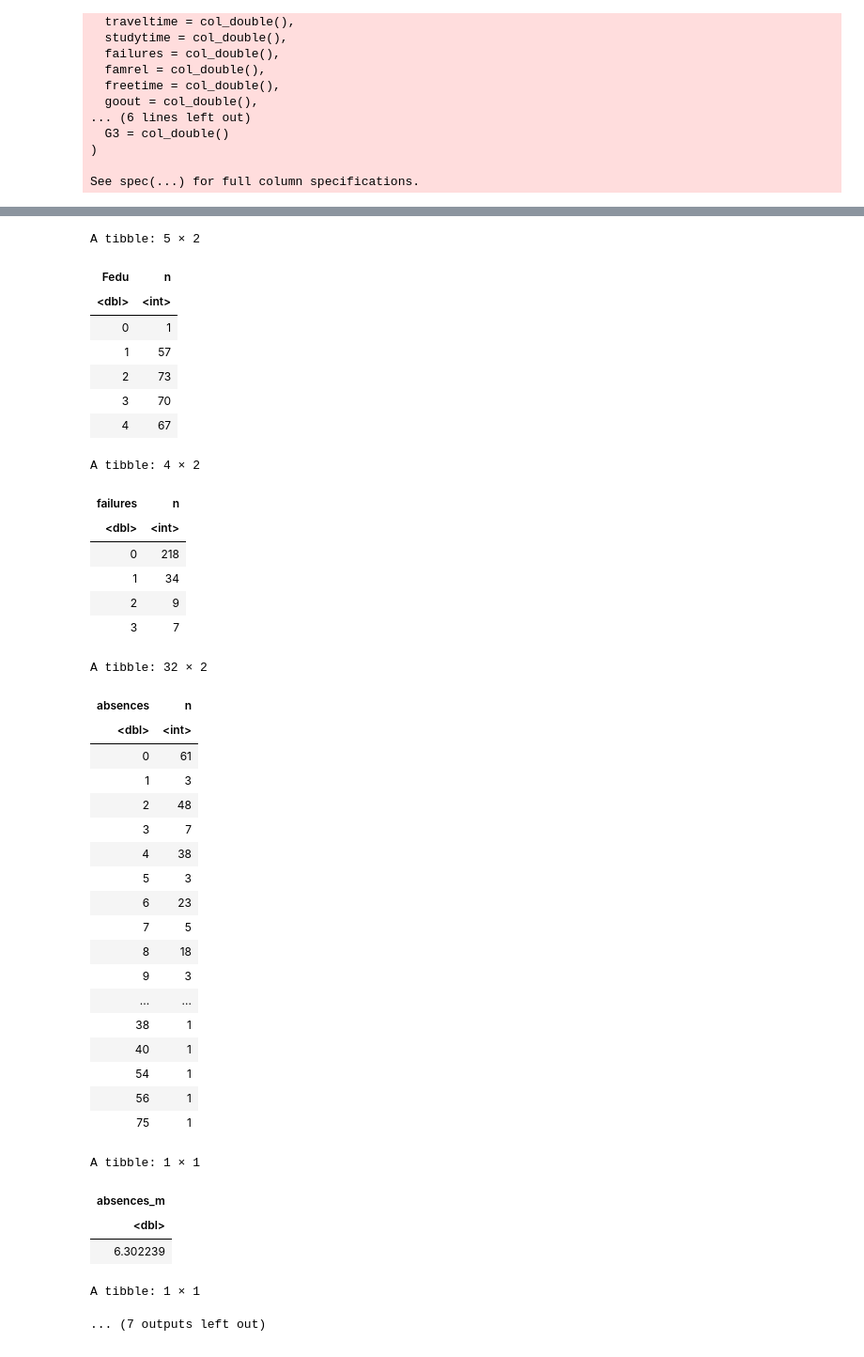
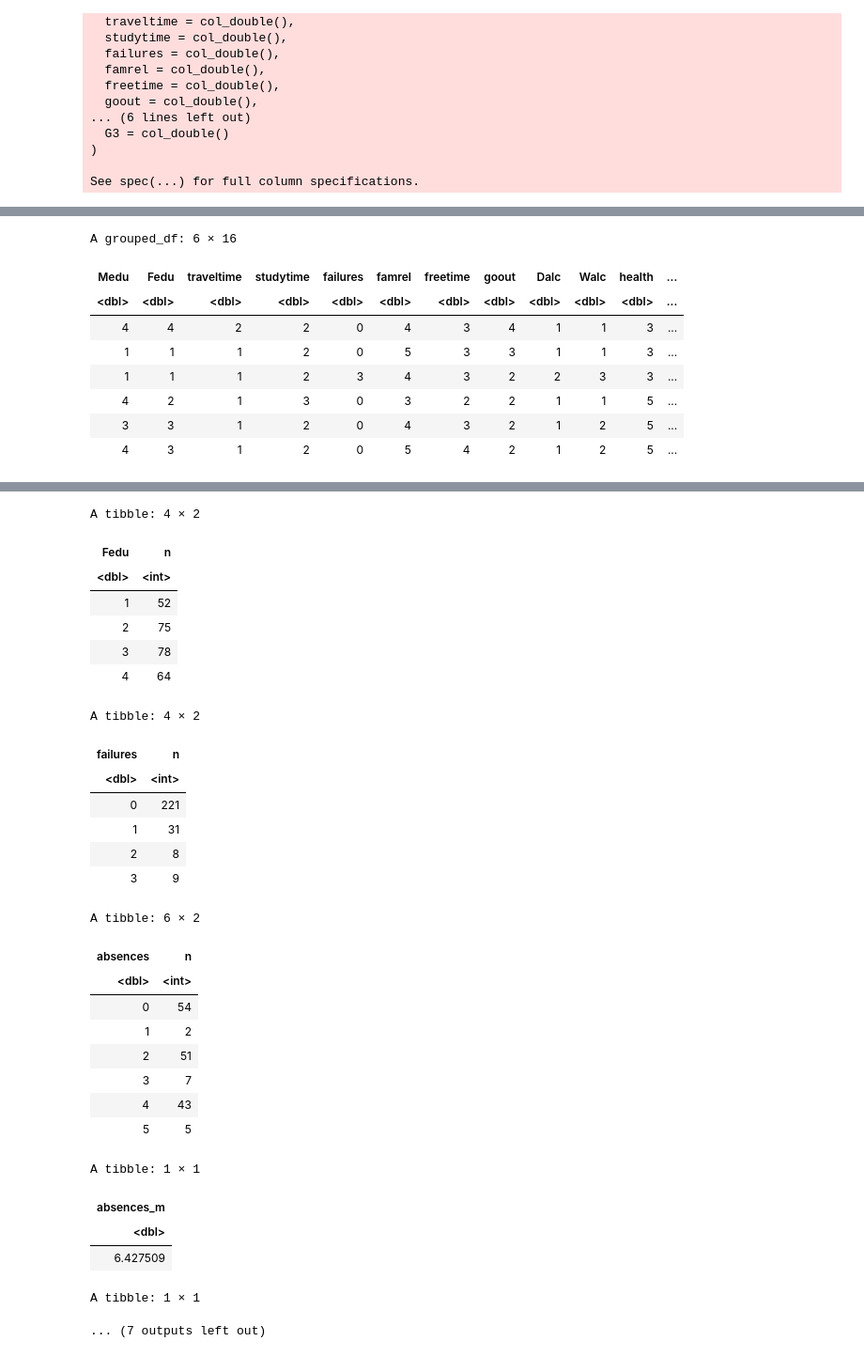
Before and after one commit to FelixNg21/DSCI100-project, a Jupyter notebook: Classification wrok.ipynb, the cells around one changed output, grey strips where cells are left out. Shown at 94% size. Saved outputs shown, nothing was run; the diff lists cells and outputs as text; code cells hidden in the pictures.

```diff
--- a/Classification wrok.ipynb
+++ b/Classification wrok.ipynb
@@ -142,7 +55,22 @@ student_data_cleaned_binary <- student_data_group %>%
+# %%
+student_data_group_no_bin <- student_data_group %>%
+    select(Medu, Fedu, traveltime, studytime, failures, famrel, freetime, goout, Dalc, Walc, health, absences, G1, G2, G3, label)
+
+head(student_data_group_no_bin)
+# %% [output]
+A grouped_df: 6 × 16
+| Medu | Fedu | traveltime | studytime | failures | famrel | freetime | goout | Dalc | Walc | health | ... |
+| <dbl> | <dbl> | <dbl> | <dbl> | <dbl> | <dbl> | <dbl> | <dbl> | <dbl> | <dbl> | <dbl> | ... |
+| 4 | 4 | 2 | 2 | 0 | 4 | 3 | 4 | 1 | 1 | 3 | ... |
+| 1 | 1 | 1 | 2 | 0 | 5 | 3 | 3 | 1 | 1 | 3 | ... |
+| 1 | 1 | 1 | 2 | 3 | 4 | 3 | 2 | 2 | 3 | 3 | ... |
+| 4 | 2 | 1 | 3 | 0 | 3 | 2 | 2 | 1 | 1 | 5 | ... |
+| 3 | 3 | 1 | 2 | 0 | 4 | 3 | 2 | 1 | 2 | 5 | ... |
+| 4 | 3 | 1 | 2 | 0 | 5 | 4 | 2 | 1 | 2 | 5 | ... |
 # %%
 # Split the data into training and testing set
 #student_data_split <- initial_split(student_data_cleaned_binary, prop = 0.75, strata = label)
-student_data_split <- initial_split(student_data_group, prop = 0.75, strata = label)
+student_data_split <- initial_split(student_data_group_no_bin, prop = 0.75, strata = label)
 student_train <- training(student_data_split)
 student_test <- testing(student_data_split)
 # %%
@@ -183,14 +111,14 @@ student_train_travel <- group_by(student_train) %>%
 student_train_G3 <- group_by(student_train, G3) %>%
     summarize(n = n())
 
-student_train_meduc
-student_train_feduc
-student_train_failure
-student_train_absences
-student_train_absences_m
-student_train_famrel
-student_train_health
-student_train_travel
+head(student_train_meduc)
+head(student_train_feduc)
+head(student_train_failure)
+head(student_train_absences)
+head(student_train_absences_m)
+head(student_train_famrel)
+head(student_train_health)
+head(student_train_travel)
 student_train_G3
 # %% [output]
 `summarise()` ungrouping output (override with `.groups` argument)
@@ -213,41 +141,30 @@ A tibble: 5 × 2
-A tibble: 5 × 2
+A tibble: 4 × 2
 | Fedu | n |
 | <dbl> | <int> |
-| 0 | 1 |
-| 1 | 57 |
-| 2 | 73 |
-| 3 | 70 |
-| 4 | 67 |
+| 1 | 52 |
+| 2 | 75 |
+| 3 | 78 |
+| 4 | 64 |
 A tibble: 4 × 2
 | failures | n |
 | <dbl> | <int> |
-| 0 | 218 |
-| 1 | 34 |
-| 2 | 9 |
-| 3 | 7 |
+| 0 | 221 |
+| 1 | 31 |
+| 2 | 8 |
+| 3 | 9 |
-A tibble: 32 × 2
+A tibble: 6 × 2
 | absences | n |
 | <dbl> | <int> |
-| 0 | 61 |
-| 1 | 3 |
-| 2 | 48 |
+| 0 | 54 |
+| 1 | 2 |
+| 2 | 51 |
 | 3 | 7 |
-| 4 | 38 |
-| 5 | 3 |
-| 6 | 23 |
-| 7 | 5 |
-| 8 | 18 |
-| 9 | 3 |
-| ... | ... |
-| 38 | 1 |
-| 40 | 1 |
-| 54 | 1 |
-| 56 | 1 |
-| 75 | 1 |
+| 4 | 43 |
+| 5 | 5 |
 A tibble: 1 × 1
 | absences_m |
 | <dbl> |
-| 6.302239 |
+| 6.427509 |
 A tibble: 1 × 1
 ... (7 outputs left out)
 # %%
```
Also changed, not shown: parts of 16 cells of this notebook.
